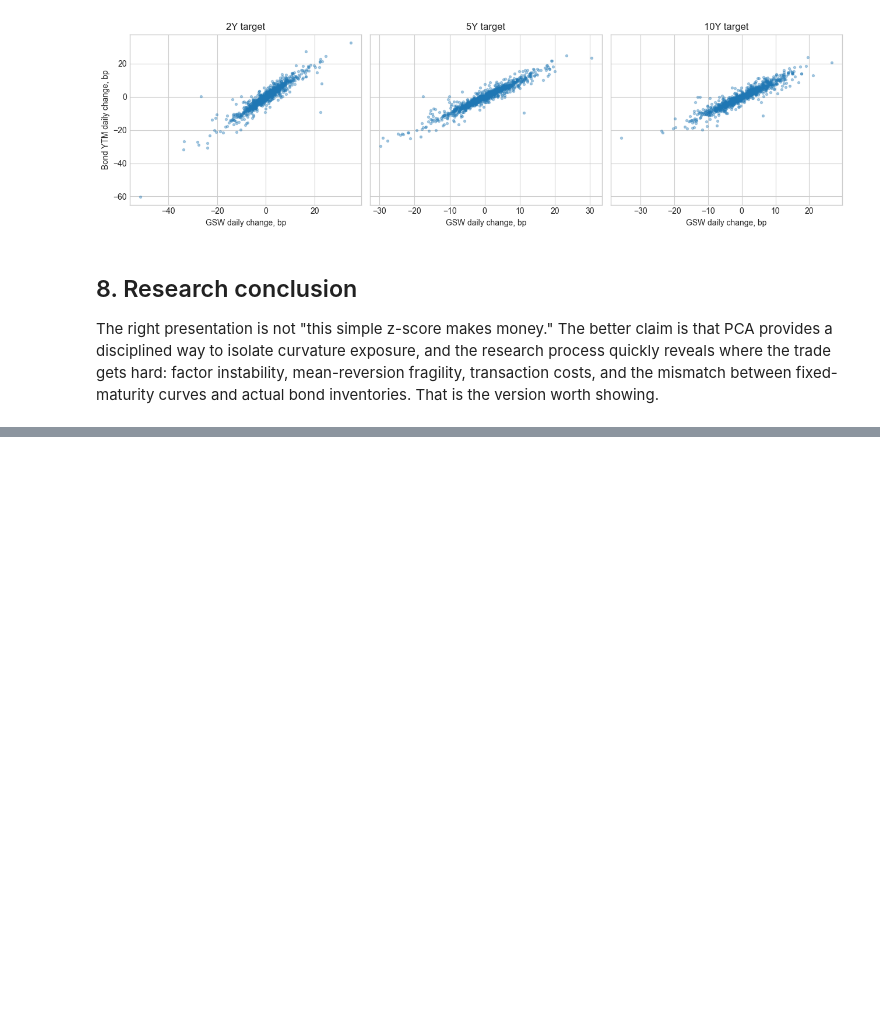
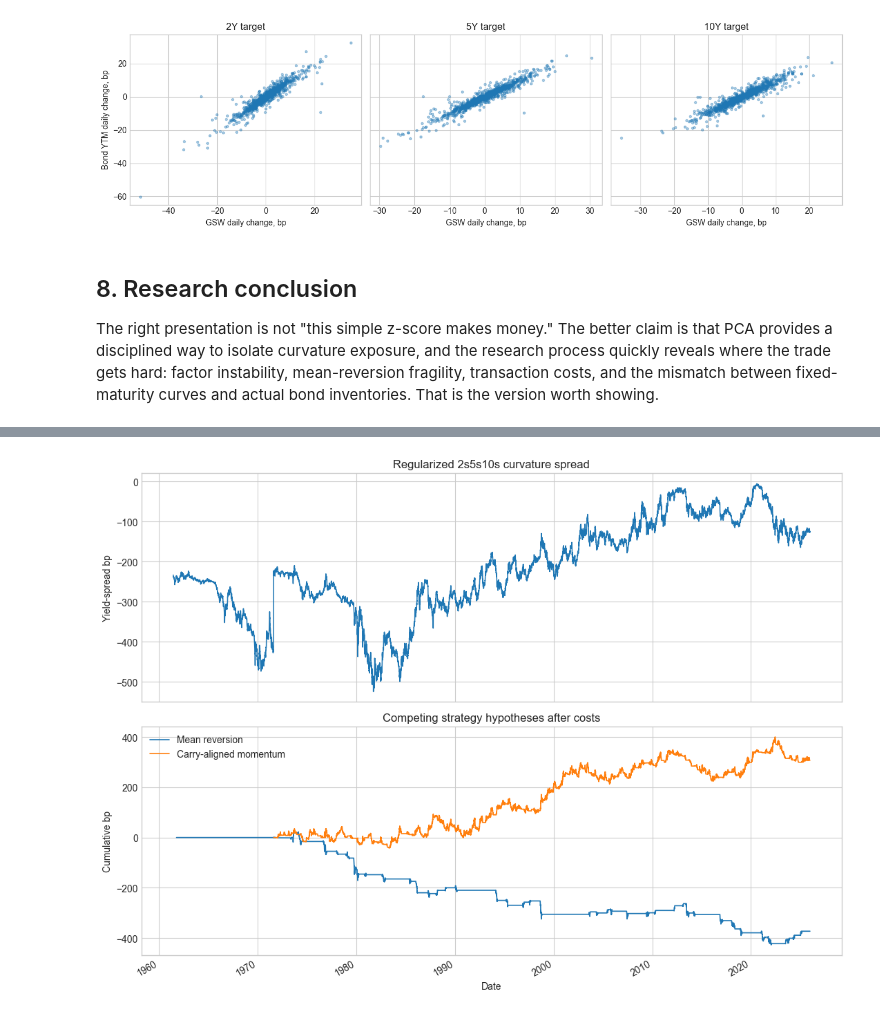
Before and after one commit to dhruvk1432/Fixed_Income_Project, a Jupyter notebook: Treasury_PCA_Butterfly_Relative_Value.ipynb, the cells around one changed output, grey strips where cells are left out. Cells and saved outputs as stored; diff of their text form; code cells hidden in the pictures; blank space fills up the shorter version.

Commit message:
Add robust Treasury RV strategy research

```diff
--- a/Treasury_PCA_Butterfly_Relative_Value.ipynb
+++ b/Treasury_PCA_Butterfly_Relative_Value.ipynb
@@ -387,0 +510,14 @@ worth showing.
+# %%
+fig, axes = plt.subplots(2, 1, figsize=(11, 8), sharex=True)
+regularized_spread.plot(ax=axes[0], linewidth=1.1, color="tab:blue")
+axes[0].set_title("Regularized 2s5s10s curvature spread")
+axes[0].set_ylabel("Yield-spread bp")
+regularized_mr_bt["cum_net_pnl"].plot(ax=axes[1], label="Mean reversion", linewidth=1.2)
+carry_momentum_bt["cum_net_pnl"].plot(ax=axes[1], label="Carry-aligned momentum", linewidth=1.2)
+axes[1].set_title("Competing strategy hypotheses after costs")
+axes[1].set_ylabel("Cumulative bp")
+axes[1].legend()
+plt.tight_layout()
+plt.show()
+# %% [output]
+[figure, added]
```
Also changed, not shown: parts of 4 cells of this notebook, 10 other files.
